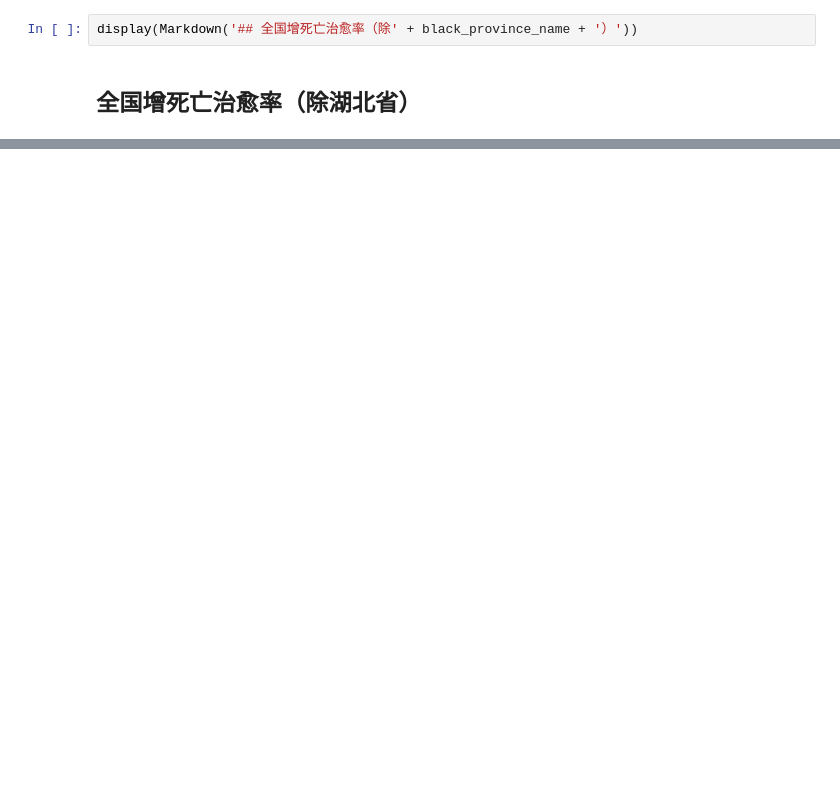
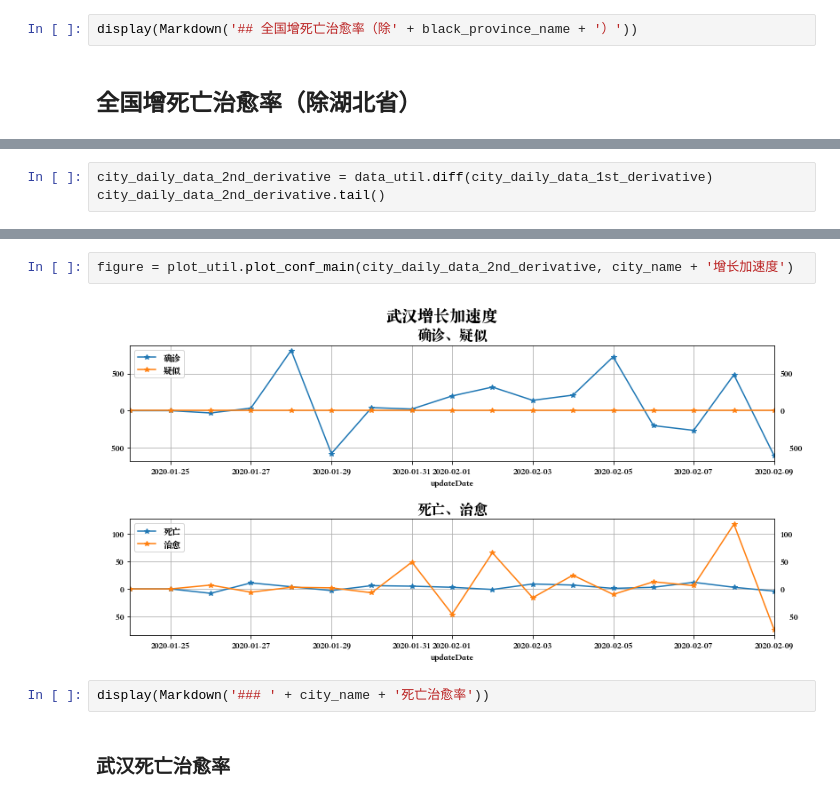
Before and after one commit to donaldwuid/py_ncov2019, a Jupyter notebook: Readme.ipynb, the cells around one changed output, grey strips where cells are left out. Saved outputs shown, nothing was run; the diff lists cells and outputs as text; blank space fills up the shorter version.

```diff
--- a/Readme.ipynb
+++ b/Readme.ipynb
@@ -155,0 +205,3 @@ figure = plot_util.plot_conf_dead_cured_ratio(white_daily_data, '全国增死亡
+# %%
+city_daily_data_2nd_derivative = data_util.diff(city_daily_data_1st_derivative)
+city_daily_data_2nd_derivative.tail()
@@ -155,0 +215,8 @@ figure = plot_util.plot_conf_dead_cured_ratio(white_daily_data, '全国增死亡
+# %%
+figure = plot_util.plot_conf_main(city_daily_data_2nd_derivative, city_name + '增长加速度')
+# %% [output]
+[figure, added]
+# %%
+display(Markdown('### ' + city_name + '死亡治愈率'))
+# %% [output]
+### 武汉死亡治愈率
```
Also changed, not shown: parts of 25 cells of this notebook, 23 other files.
